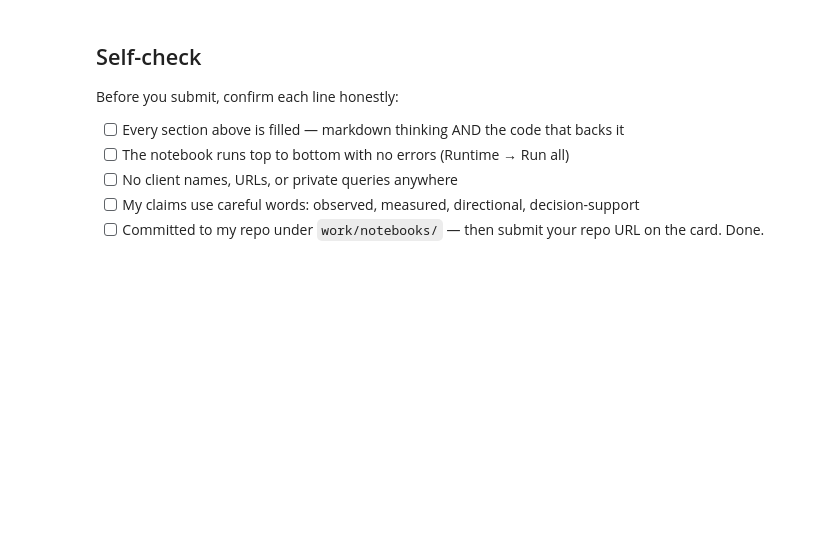
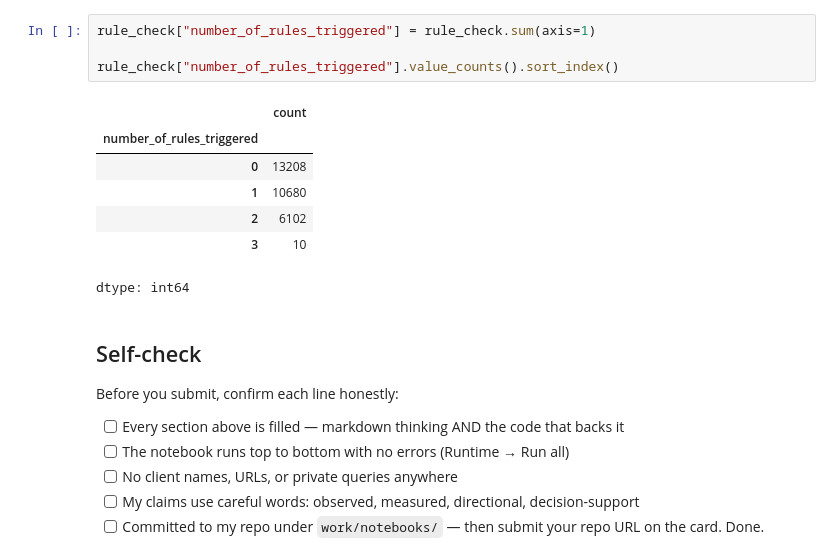
Before and after one commit to jh-emon002/flyrank-intern, a Jupyter notebook: work/notebooks/w02_ml_task_framing.ipynb, the cells around one changed output. Saved outputs shown, nothing was run; the diff lists cells and outputs as text; blank space fills up the shorter version.

```diff
--- a/work/notebooks/w02_ml_task_framing.ipynb
+++ b/work/notebooks/w02_ml_task_framing.ipynb
@@ -44,3 +205,15 @@ This skeleton is yours to fill. Work the sections **in order** — each one has
+# %%
+rule_check["number_of_rules_triggered"] = rule_check.sum(axis=1)
+
+rule_check["number_of_rules_triggered"].value_counts().sort_index()
+# %% [output]
+|  | count |
+| number_of_rules_triggered |  |
+| 0 | 13208 |
+| 1 | 10680 |
+| 2 | 6102 |
+| 3 | 10 |
+dtype: int64
 # %% [markdown]
 ## Self-check
 
```
Also changed, not shown: parts of 22 cells of this notebook.
